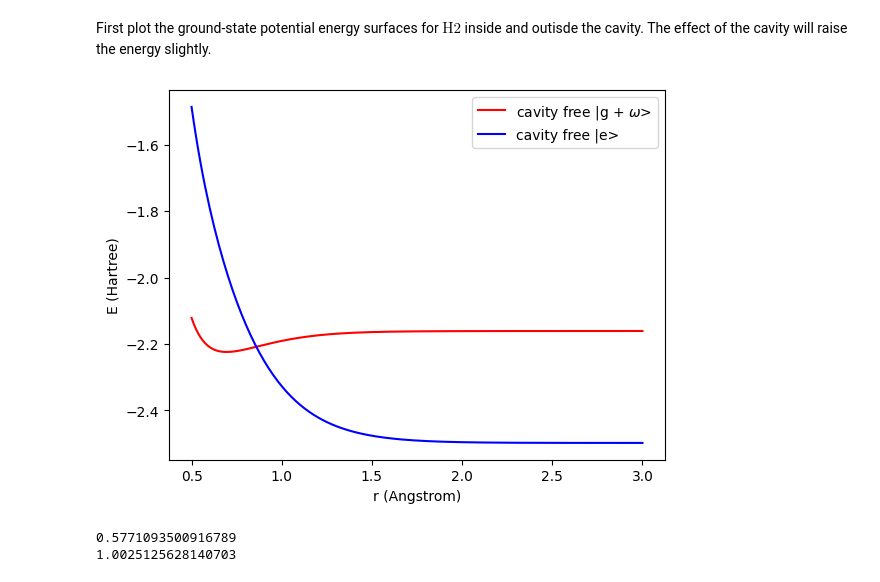
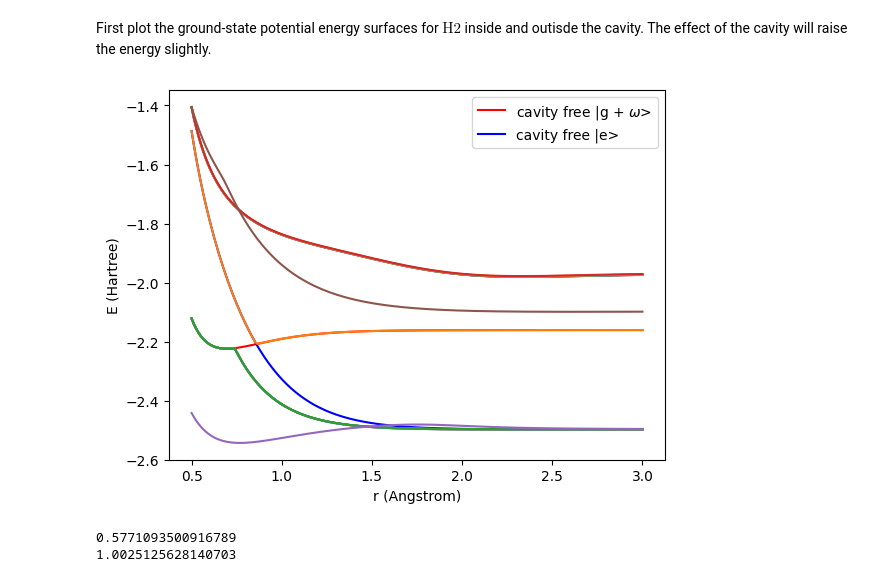
Before and after one commit to FoleyLab/SCQED-PCQED, a Jupyter notebook: src/QED-FCI_HHe_HR.ipynb, the cells around one changed output. Drawn from its saved outputs; the diff is of its cells as text; code cells hidden in the pictures.

```diff
--- a/src/QED-FCI_HHe_HR.ipynb
+++ b/src/QED-FCI_HHe_HR.ipynb
@@ -229,26 +232,26 @@ First plot the ground-state potential energy surfaces for $ \text{H2} $ inside a
 # %%
 fci_S0_omega = np.zeros((1, N_R))
 for i in range(N_R):
     fci_S0_omega[0,i] = S0_array[i] + 0.7154401621865771
 fci_S0_plusw = np.ndarray.flatten(fci_S0_omega)
 
 plt.plot(r_data, fci_S0_plusw, 'r-', label='cavity free |g + $\omega$>')
 plt.plot(r_data, S1_array, 'b-', label='cavity free |e>')
 #plt.plot(r_data, cavity_E_array_0_00[0,:])
-#for i in range(8):
- #   plt.plot(r_data, LP_arrays[i,:])
-  #  plt.plot(r_data, UP_arrays[i,:])
+for i in range(8):
+    plt.plot(r_data, LP_arrays[i,:])
+    plt.plot(r_data, UP_arrays[i,:])
 plt.xlabel('r (Angstrom)')
 plt.ylabel('E (Hartree)')
 
 
 #plt.xlim(1.5, 2)
 #plt.ylim(-7.76, -7.72)
 plt.legend()
 plt.savefig('ppsurfaces.png',dpi=500)
 #plt.show()
 # %% [output]
-[figure, old version]
+[figure, new version]
 # %%
 #pd.DataFrame(matrix).to_clipboard()
 
```
Also changed, not shown: parts of 1 cell of this notebook, 21 other files.
